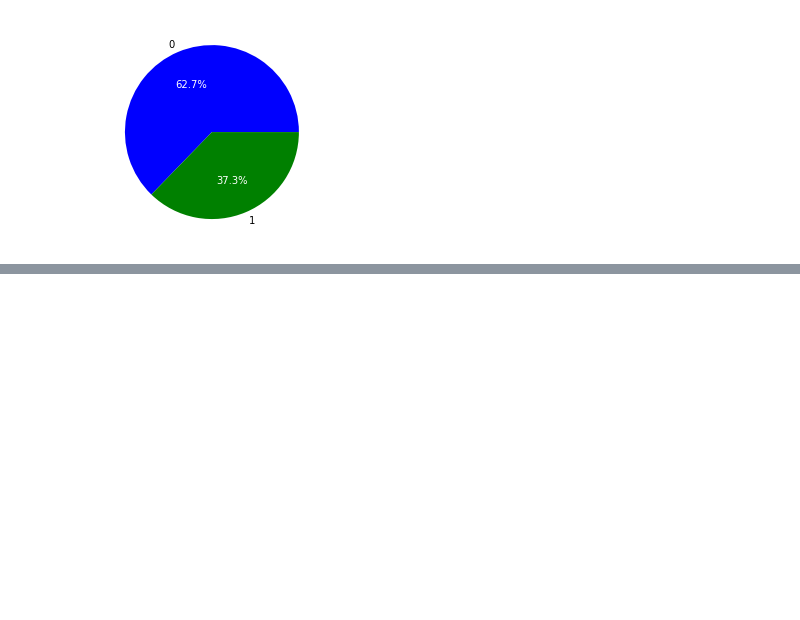
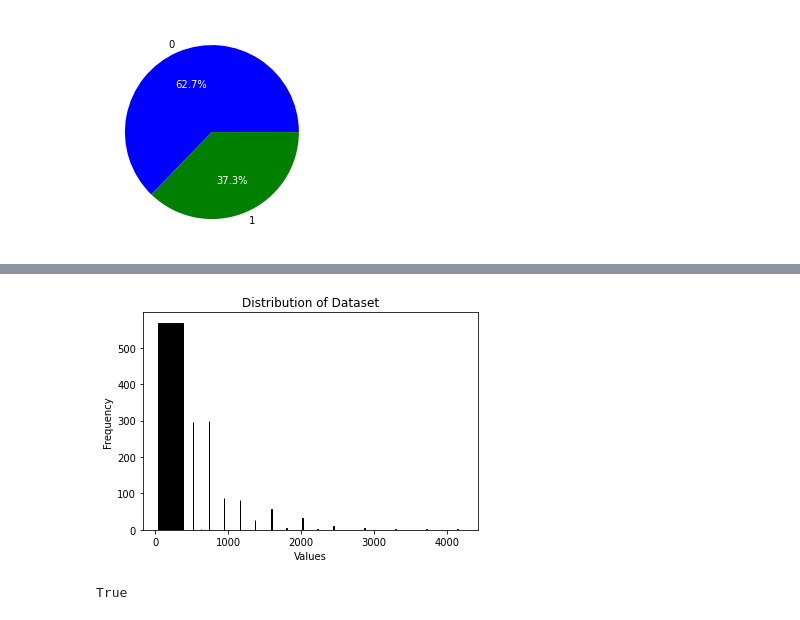
Before and after one commit to Popusa/cancer-cells-analysis-classification, a Jupyter notebook: cancer_data_analysis.ipynb, the cells around one changed output, grey strips where cells are left out. Saved outputs shown, nothing was run; the diff lists cells and outputs as text; code cells hidden in the pictures; blank space fills up the shorter version.

```diff
--- a/cancer_data_analysis.ipynb
+++ b/cancer_data_analysis.ipynb
@@ -22,3 +26,5 @@ c:\Users\user\AppData\Local\Programs\Python\Python310\lib\site-packages\numpy\.l
+# %%
+RANDOM_STATE = 42
 # %%
 df = pd.read_csv("Cancer_Data.csv")
 # %%
@@ -163,0 +175,16 @@ for i in range(limiter):
+# %%
+# Generate a random dataset
+np.random.seed(RANDOM_STATE)
+
+# Create a histogram
+plt.hist(df, bins=10, edgecolor='black')
+
+# Set labels and title
+plt.xlabel('Values')
+plt.ylabel('Frequency')
+plt.title('Distribution of Dataset')
+
+# Display the plot
+plt.show()
+# %% [output]
+[figure, added]
@@ -163,0 +202,4 @@ for i in range(limiter):
+# %%
+(x_train.shape[0] + x_valid.shape[0] + x_test.shape[0]) == df.shape[0]
+# %% [output]
+True
```
Also changed, not shown: parts of 18 cells of this notebook.
